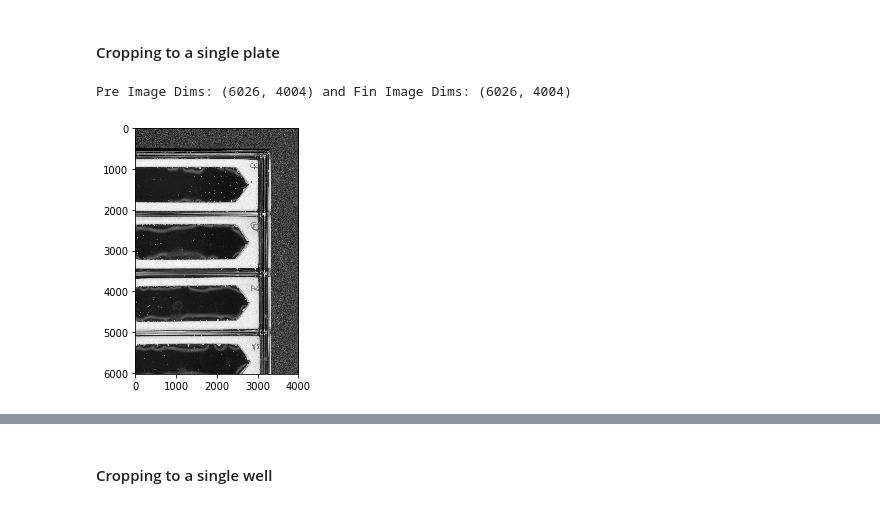
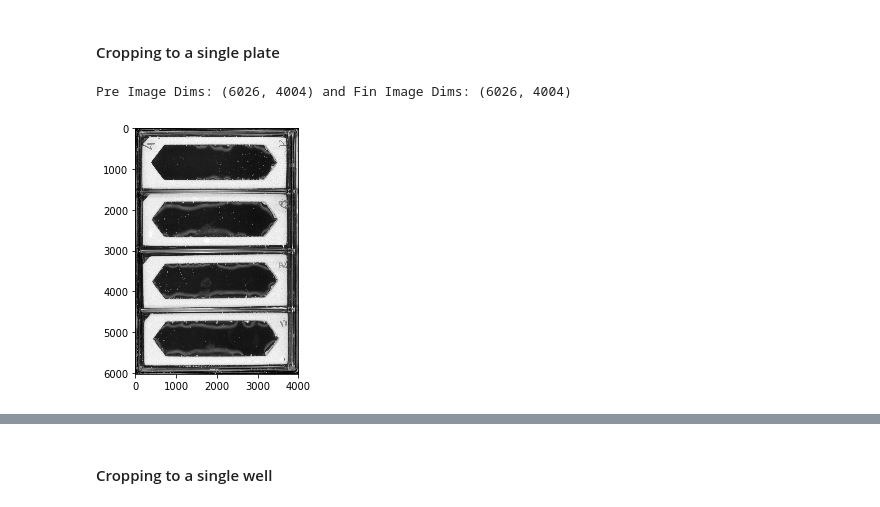
Before and after one commit to Neuroplant-Resources/Neuroplant-OWL, a Jupyter notebook: Image Analysis Adaptive Thresholding.ipynb, the cells around one changed output, grey strips where cells are left out. Saved outputs shown, nothing was run; the diff lists cells and outputs as text; code cells hidden in the pictures.

```diff
--- a/Image Analysis Adaptive Thresholding.ipynb
+++ b/Image Analysis Adaptive Thresholding.ipynb
@@ -691,6 +635,44 @@ io.imshow(pre_image)
 # %% [output]
 <matplotlib.image.AxesImage at 0x...>
 [figure]
+# %%
+def crop_to_one_plate(pre_image, fin_image, slot_id):
+    # select bounds of the slot we're working on now
+    if slot_id == 1:
+        upper_boundary = 760
+        lower_boundary = 6786
+        left_boundary = 5440
+        right_boundary = 9444
+    elif slot_id == 2:
+        upper_boundary = 760
+        lower_boundary = 6786
+        left_boundary = 784
+        right_boundary = 4788
+    elif slot_id == 3:
+        upper_boundary = 7480
+        lower_boundary = 13506
+        left_boundary = 784
+        right_boundary = 4788
+    elif slot_id == 4:
+        upper_boundary = 7480
+        lower_boundary = 13506
+        left_boundary = 5440
+        right_boundary = 9444
+    else:
+        raise ValueError('Lane label not recognized.')
+
+    pre_image = pre_image[upper_boundary:lower_boundary, left_boundary:right_boundary]
+    fin_image = fin_image[upper_boundary:lower_boundary, left_boundary:right_boundary]
+
+    # Crop larger image to make before and after images the same size
+#    x_min = 0
+#    x_max = min(pre_image.shape[1], fin_image.shape[1])
+#    y_min = 0
+#    y_max = min(pre_image.shape[0], fin_image.shape[0])
+#    pre_image = pre_image[y_min:y_max, x_min:x_max]
+#    fin_image = fin_image[y_min:y_max, x_min:x_max]
+
+    return pre_image, fin_image
 # %% [markdown]
 #### Aligning the post image to the pre image
 # %%
@@ -699,4 +681,4 @@ well_id = 'P'
 slot_id = 4
 # %%
-fin_aligned, h = alignImages(pre_image, fin_image)
-io.imshow(fin_aligned)
+fin_aligned, h = alignImages(pre_img, fin_img)
+#io.imshow(fin_aligned)
@@ -706,10 +685,10 @@ io.imshow(fin_aligned)
 # %% [markdown]
 #### Cropping to a single plate
 # %%
-pre_cropped_2plate, fin_cropped_2plate = crop_to_one_plate(pre_image, fin_image, slot_id)
+pre_cropped_2plate, fin_cropped_2plate = crop_to_one_plate(pre_img, fin_aligned, slot_id)
 io.imshow(fin_cropped_2plate)
 print('Pre Image Dims: ' + str(pre_cropped_2plate.shape) + ' and Fin Image Dims: ' + str(fin_cropped_2plate.shape))
 #cv2.imwrite(plate_id + 'cropped_2plate.tif', fin_cropped_2plate)
 # %% [output]
 Pre Image Dims: (6026, 4004) and Fin Image Dims: (6026, 4004)
-[figure, old version]
+[figure, new version]
```
Also changed, not shown: parts of 13 cells of this notebook.
